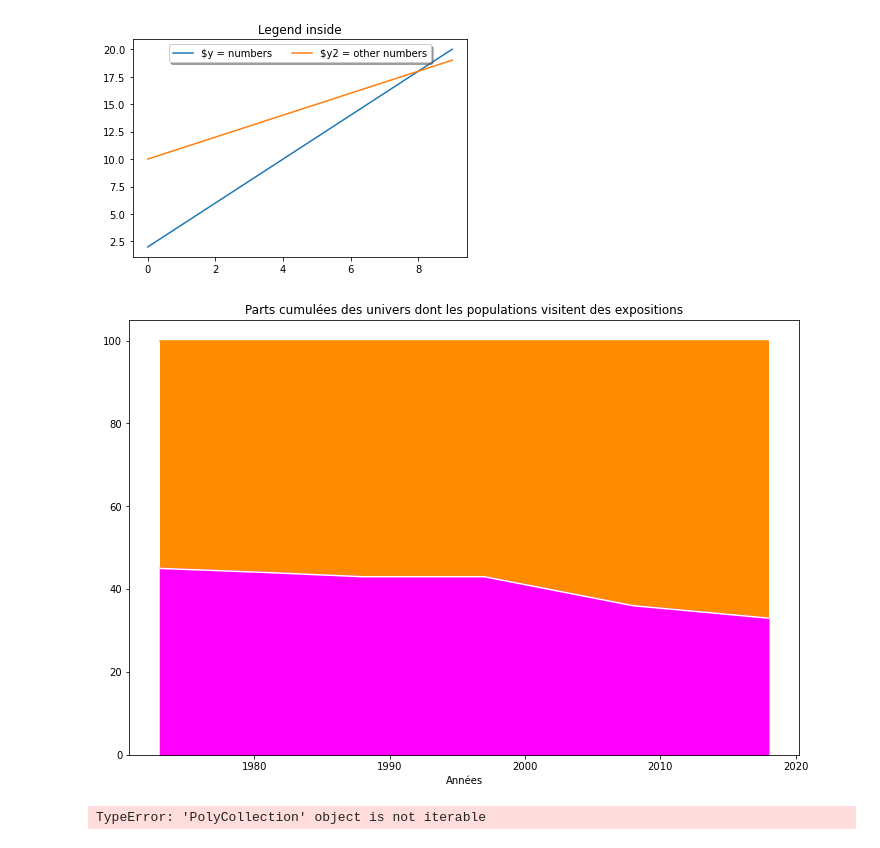
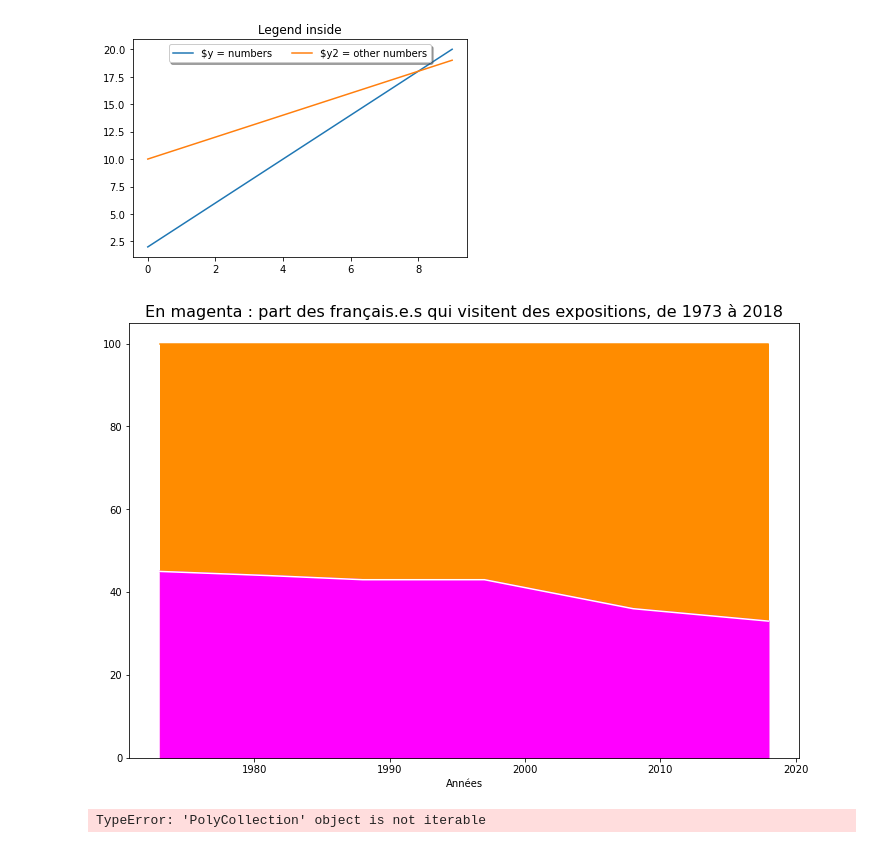
Before and after one commit to MaximoRose/mbr_DEPS_analysis, a Jupyter notebook: Pour_Instagram.ipynb, the cells around one changed output. Drawn from its saved outputs; the diff is of its cells as text; code cells hidden in the pictures.

```diff
--- a/Pour_Instagram.ipynb
+++ b/Pour_Instagram.ipynb
@@ -46,35 +46,35 @@ univers_visiteurs_de_musee = culture_patrimoniale.append(eclectisme_classique).a
 univers_non_visiteurs_de_musee = petit_ecran.append(bain_audiovisuel).append(tout_numerique)
 annees = [1973, 1981, 1988, 1997, 2008, 2018]
 
 
 somme_visiteur_de_musee_par_annee = []
 somme_non_visiteur_de_musee_par_annee = []
 for i in range(len(annees)) :
     subdtf_v = univers_visiteurs_de_musee[univers_visiteurs_de_musee['Année'] == annees[i]]
     subdtf_nv = univers_non_visiteurs_de_musee[univers_non_visiteurs_de_musee['Année'] == annees[i]]
     somme_visiteur_de_musee = subdtf_v['Part'].sum()
     somme_non_visiteur_de_musee = subdtf_nv['Part'].sum()
     somme_visiteur_de_musee_par_annee.append(somme_visiteur_de_musee)
     somme_non_visiteur_de_musee_par_annee.append(somme_non_visiteur_de_musee)
 
 d_visiteurs = {'Années':annees,'Parts cumulées':somme_visiteur_de_musee_par_annee}
 df_visiteurs = pd.DataFrame(d_visiteurs)
 
 d_non_visiteurs = {'Années':annees,'Parts cumulées':[100, 100, 100, 100, 100, 100]}
 df_non_visiteurs = pd.DataFrame(d_non_visiteurs)
 
 
 fig , axs = plt.subplots(figsize=(12,8))
-plt.title('Parts cumulées des univers dont les populations visitent des expositions')
+plt.title('En magenta : part des français.e.s qui visitent des expositions, de 1973 à 2018', size = 16)
 df_non_visiteurs.plot.area(x='Années', y='Parts cumulées', ax = axs, color = '#ff8c00', legend = False)
 #ax.legend(loc='upper right', bbox_to_anchor=(0.5, 1.00), shadow=True, ncol=2)
 df_visiteurs.plot.area(x='Années', y='Parts cumulées', ax = axs, color = '#ff00ff', legend = False)
 df_visiteurs.plot(x='Années', y='Parts cumulées', ax = axs, color = 'white', legend = False)
 #ax.legend(loc='lower left', bbox_to_anchor=(0.5, 1.00), shadow=True, ncol=2)
 #plt.yticks(np.arange(110, step=10))
 plt.show()
 # %% [output]
-[figure, old version]
+[figure, new version]
 # %%
 fig , axs = plt.subplots(figsize=(12,8))
 plt.title('Parts cumulées des univers dont les populations visitent des expositions')
```
